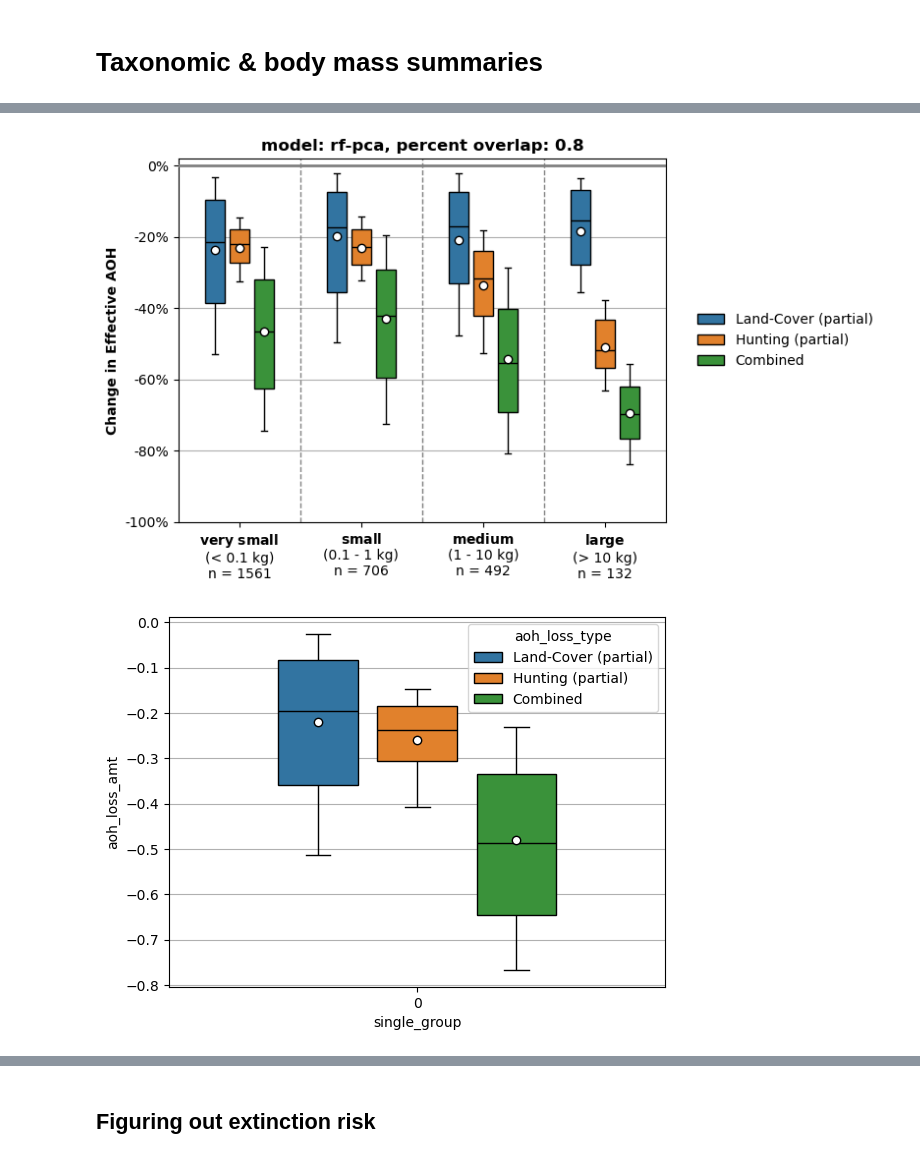
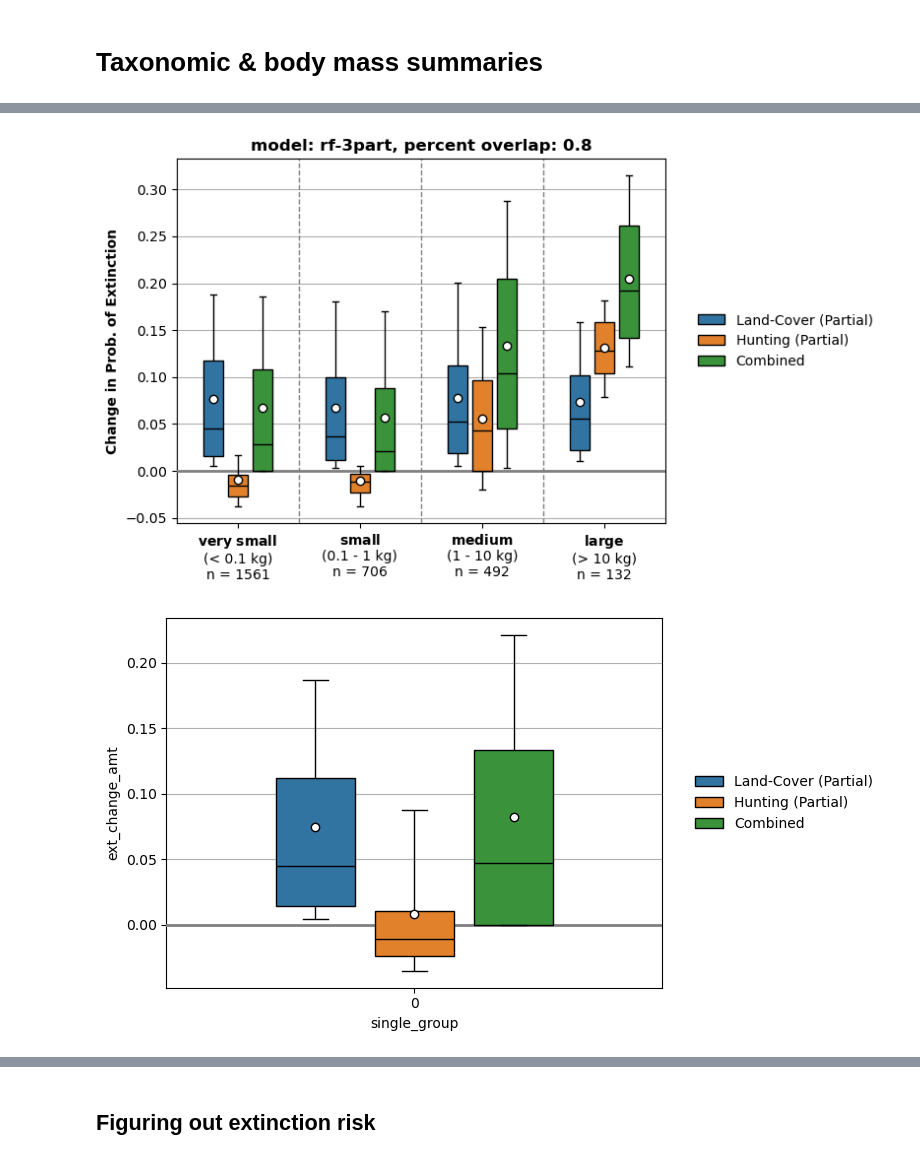
Before and after one commit to emiliolr/life-hunting, a Jupyter notebook: notebooks/plotting_model_projection_results.ipynb, the cells around one changed output, grey strips where cells are left out. Saved outputs shown, nothing was run; the diff lists cells and outputs as text; code cells hidden in the pictures.

Commit message:
Looking into the slightly strange three-part results

```diff
--- a/notebooks/plotting_model_projection_results.ipynb
+++ b/notebooks/plotting_model_projection_results.ipynb
@@ -8,10 +8,10 @@ import seaborn as sns
 import numpy as np
 # %%
 # Parameters
-model_to_use = 'rf-pca' # "pymer" or "rf" or "rf-pca"
+model_to_use = 'rf-3part' # "pymer" or "rf" or "rf-pca" or "xgboost-3part"
 pct_overlap_cutoff = 0.8
 
-aoh = True # plot extinction probabilities or just changes in AOH?
+aoh = False # plot extinction probabilities or just changes in AOH?
 curve_type = 'power_law' # either "power_law" or "gompertz"
 
 save_plots = False
@@ -172,7 +168,7 @@ plt.ylabel(f'Change in {"Effective AOH" if aoh else "Prob. of Extinction"}', wei
 
 #  fiddling w/tick formatting
 if aoh:
-    yticks = np.arange(-1, 0.2, 0.2)
+    yticks = np.arange(-1, 0.2, 0.2) if ('3part' not in model_to_use) else np.arange(-1, 0.8, 0.2)
     ytick_labels = [f'{round(float(i))}%' for i in yticks * 100]
     plt.yticks(ticks = yticks, labels = ytick_labels)
 
@@ -199,19 +195,22 @@ if save_plots:
 
 plt.show()
 # %% [output]
-[figure, old version]
+[figure, new version]
 # %%
 # Just a quick and dirty plot to show the distribution over all samples, not grouped by BM category
 aoh_info_long['single_group'] = 0
 
 sns.boxplot(data = aoh_info_long, x = 'single_group', y = y, hue = hue, showfliers = False, whis = (10, 90),
             width = 0.6, gap = 0.2, capwidths = 0.05, notch = False, linecolor = 'black', showmeans = True,
-            meanprops = {'markeredgecolor' : 'black', 'marker' : 'o', 'markerfacecolor' : 'white'})
+            meanprops = {'markeredgecolor' : 'black', 'marker' : 'o', 'markerfacecolor' : 'white'}, zorder = 100)
 plt.grid(visible = True, which = 'major', axis = 'y')
 
+plt.axhline(0, color = 'grey', linewidth = 2, zorder = 10)
+plt.legend(loc = 'center right', bbox_to_anchor = (1.45, 0.5), frameon = False)
+
 plt.show()
 # %% [output]
-[figure, old version]
+[figure, new version]
 # %%
 # Taxonomic summaries of change in effective AOH
 tax_level = 'order'
```
Also changed, not shown: parts of 3 cells of this notebook, 4 other files.
